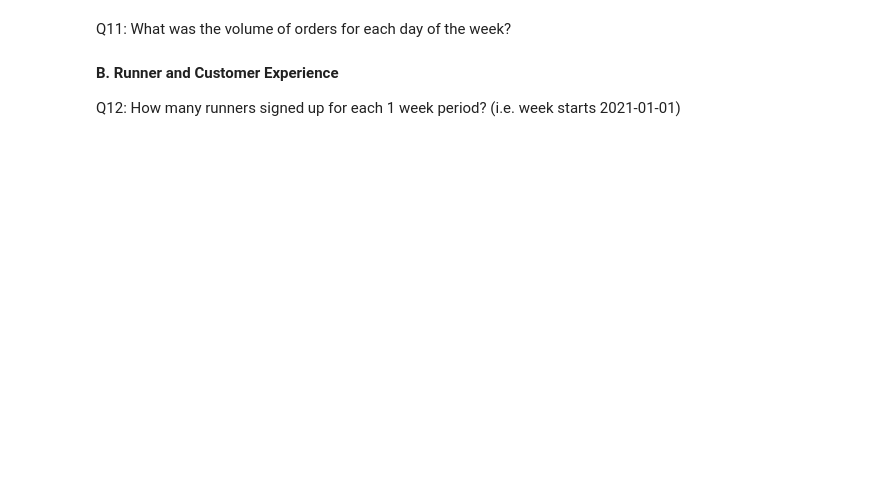
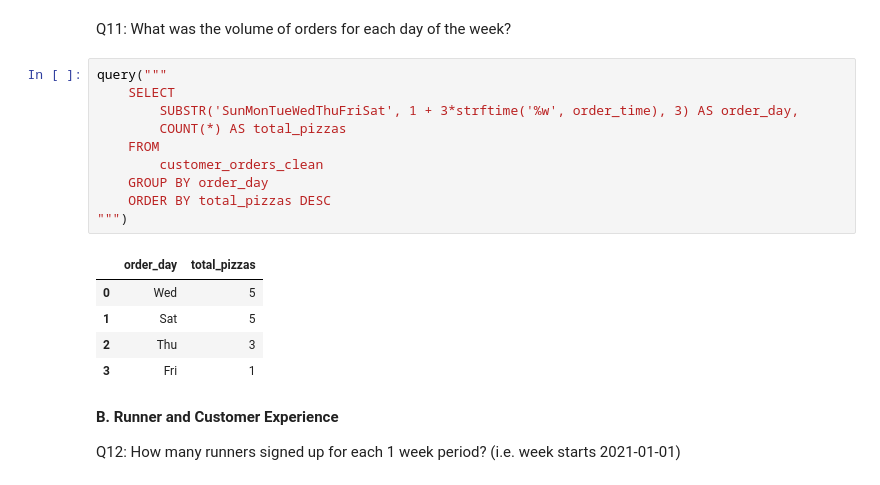
Before and after one commit to 20100215/8_Week_SQL_Challenge, a Jupyter notebook: Week 2 (Pizza Runner)/week2.ipynb, the cells around one changed output. Drawn from its saved outputs; the diff is of its cells as text; blank space fills up the shorter version.

```diff
--- a/Week 2 (Pizza Runner)/week2.ipynb
+++ b/Week 2 (Pizza Runner)/week2.ipynb
@@ -309,5 +407,21 @@ Q10: What was the total volume of pizzas ordered for each hour of the day?
 # %% [markdown]
 Q11: What was the volume of orders for each day of the week?
+# %%
+query("""
+    SELECT
+        SUBSTR('SunMonTueWedThuFriSat', 1 + 3*strftime('%w', order_time), 3) AS order_day,
+        COUNT(*) AS total_pizzas
+    FROM
+        customer_orders_clean
+    GROUP BY order_day
+    ORDER BY total_pizzas DESC
+""")
+# %% [output]
+|  | order_day | total_pizzas |
+| 0 | Wed | 5 |
+| 1 | Sat | 5 |
+| 2 | Thu | 3 |
+| 3 | Fri | 1 |
 # %% [markdown]
 **B. Runner and Customer Experience**
 
```
Also changed, not shown: parts of 8 cells of this notebook.
